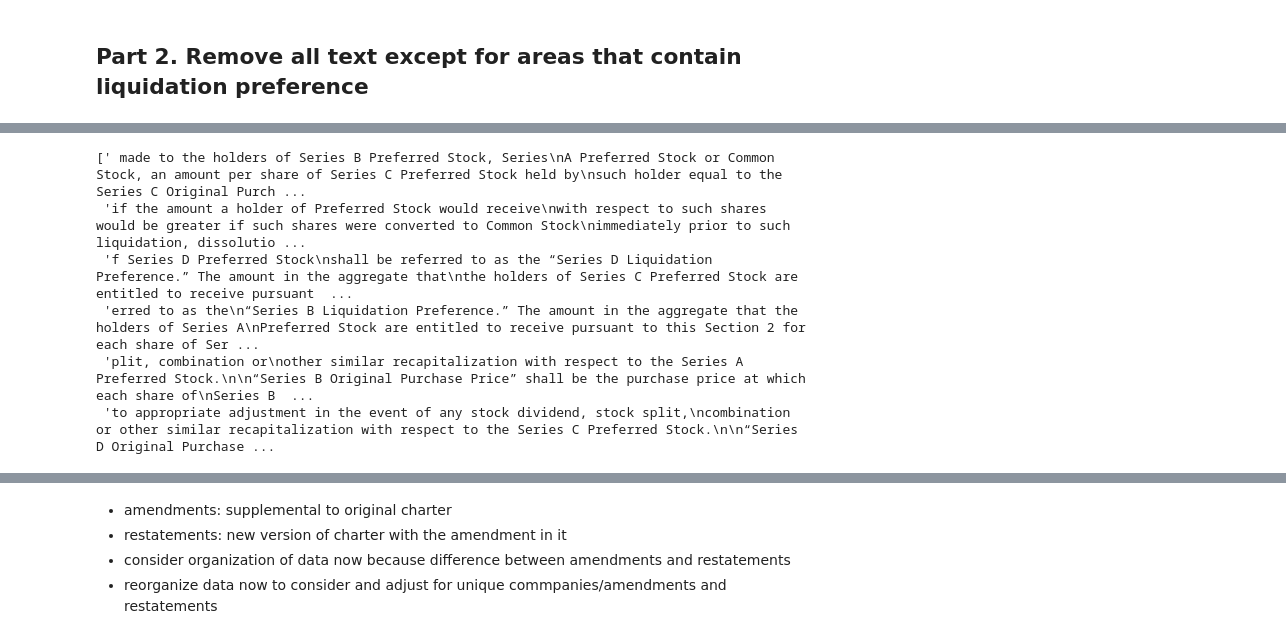
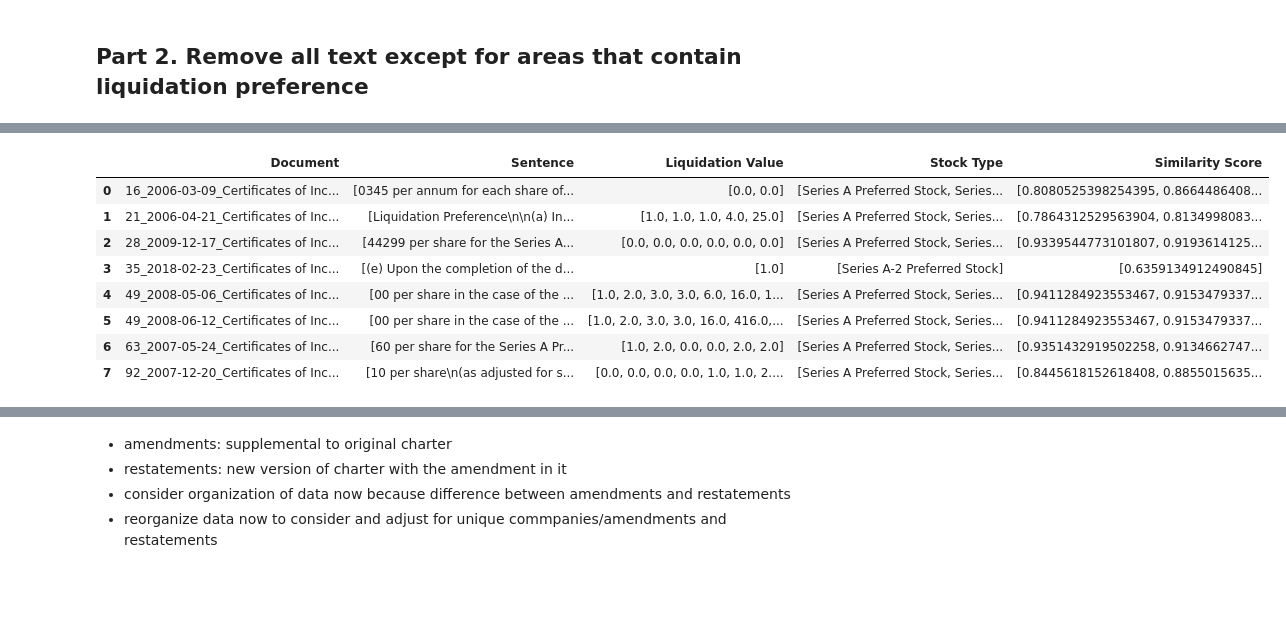
Before and after one commit to alexchen4/vc-research, a Jupyter notebook: liquidation.ipynb, the cells around one changed output, grey strips where cells are left out. Saved outputs shown, nothing was run; the diff lists cells and outputs as text; code cells hidden in the pictures; blank space fills up the shorter version.

```diff
--- a/liquidation.ipynb
+++ b/liquidation.ipynb
@@ -265,7 +253,8 @@ ModuleNotFoundError: No module named 'sentence_transformers'
 # %%
+# Initialize the semantic model for sentence embeddings
 semantic_model = SentenceTransformer('all-MiniLM-L6-v2')
 
-# Define example phrases for liquidation preferences for semantic similarity
+# Example phrases for liquidation preferences
 example_phrases = [
     "$0.624136 per share for each share of the Series B Preferred Stock ",
     "$0.47455 per share for each share of the Series C Preferred Stock",
@@ -283,7 +272,9 @@ example_phrases = [
     "$1.847 per share (as adjusted for stock splits, stock dividends, reclassification and the like) for each share of Series B Preferred Stock",
     "$2.38 per share (as adjusted for stock splits, stock dividends, reclassification and the like) for each share of Series C Preferred Stock",
     "$3.547 per share (as adjusted for stock splits, stock dividends, reclassification and the like) for each share of Series D Preferred Stock",
-    "$5.10 per share (as adjusted for stock splits, stock dividends, reclassification and the like) for each share of Series E Preferred Stock,"
+    "$5.10 per share (as adjusted for stock splits, stock dividends, reclassification and the like) for each share of Series E Preferred Stock",
+    "Liquidation Preference shall mean $0.40 per share for the Series A Preferred Stock and $0.60 per share for the Series B Preferred Stock (subject to adjustment from time to time for Recapitalizations as set forth elsewhere herein).",
+    "Liquidation Preference shal} mean $0.57 per share for the Series A Preferred Stock (as appropriately adjusted for any Recapitalization and as otherwise set forth elsewhere herein)."
 ]
 
 # Precompute embeddings for the example phrases
@@ -311,23 +319,33 @@ def extract_relevant_chunks_and_scores(doc_text, example_embeddings, threshold=0
 # %%
+txt_folder_path = '/Users/alexchen/Downloads/Projects/vc-research/Batch1_text_readable'
+
 # Create a DataFrame to store the results
-results = []
+all_results = []
 
-# Loop over each document predicted to contain liquidity preference information
+# Loop over each document in predictions_df
 for _, row in predictions_df.iterrows():
-    if row['Predicted Classification'] == 1:  # Document predicted to contain liquidity preference information
+    if row['Predicted Classification'] == 1:  # If document predicted to contain liquidation preference info
         file_name = row['Document']
 
-        # Retrieve the corresponding text from the training set
+        # Retrieve the corresponding text from the file
         file_path = os.path.join(txt_folder_path, file_name + ".txt")
         with open(file_path, "r", encoding="utf-8") as file:
             doc_text = file.read()
 
-        # Extract relevant chunks and similarity scores
-        relevant_chunks, similarity_scores = extract_relevant_chunks_and_scores(doc_text, example_embeddings)
+        # Extract all relevant sentences and their scores
+        relevant_results = extract_relevant_chunk_and_score(doc_text, example_embeddings)
 
-        # Store the results in the DataFrame
-        results.append({
-            'Document': file_name,
-            'Relevant text': relevant_chunks,
-            'Similarity Score': similarity_scores
-        })
+        # For each relevant result, append to the all_results list
+        for result in relevant_results:
+            result['Document'] = file_name  # Add document name to each result
+            all_results.append(result)
+
+# Convert results to DataFrame
+relevant_df = pd.DataFrame(all_results)
+
+# Group by Document and aggregate the results under the same document
+relevant_df_grouped = relevant_df.groupby('Document').agg(
+    {'Sentence': lambda x: list(x),
+     'Liquidation Value': lambda x: [item for sublist in x for item in sublist],  # Flattening lists of liquidation values
+     'Stock Type': lambda x: [item for sublist in x for item in sublist],  # Flattening lists of stock types
+     'Similarity Score': lambda x: list(x)}).reset_index()
@@ -512,9 +352,13 @@ Hardware accelerator e.g. GPU is available in the environment, but no `device` a
-# %%
-preferences_df['Liquidation Preferences'][3]
-# %% [output]
-[' made to the holders of Series B Preferred Stock, Series\nA Preferred Stock or Common Stock, an amount per share of Series C Preferred Stock held by\nsuch holder equal to the Series C Original Purch ...
- 'if the amount a holder of Preferred Stock would receive\nwith respect to such shares would be greater if such shares were converted to Common Stock\nimmediately prior to such liquidation, dissolutio ...
- 'f Series D Preferred Stock\nshall be referred to as the “Series D Liquidation Preference.” The amount in the aggregate that\nthe holders of Series C Preferred Stock are entitled to receive pursuant  ...
- 'erred to as the\n“Series B Liquidation Preference.” The amount in the aggregate that the holders of Series A\nPreferred Stock are entitled to receive pursuant to this Section 2 for each share of Ser ...
- 'plit, combination or\nother similar recapitalization with respect to the Series A Preferred Stock.\n\n“Series B Original Purchase Price” shall be the purchase price at which each share of\nSeries B  ...
- 'to appropriate adjustment in the event of any stock dividend, stock split,\ncombination or other similar recapitalization with respect to the Series C Preferred Stock.\n\n“Series D Original Purchase ...
+# %%
+pd.set_option('display.max_rows', None)
+relevant_df_grouped
+# %% [output]
+|  | Document | Sentence | Liquidation Value | Stock Type | Similarity Score |
+| 0 | 16_2006-03-09_Certificates of Inc... | [0345 per annum for each share of... | [0.0, 0.0] | [Series A Preferred Stock, Series... | [0.8080525398254395, 0.8664486408... |
+| 1 | 21_2006-04-21_Certificates of Inc... | [Liquidation Preference\n\n(a) In... | [1.0, 1.0, 1.0, 4.0, 25.0] | [Series A Preferred Stock, Series... | [0.7864312529563904, 0.8134998083... |
+| 2 | 28_2009-12-17_Certificates of Inc... | [44299 per share for the Series A... | [0.0, 0.0, 0.0, 0.0, 0.0, 0.0] | [Series A Preferred Stock, Series... | [0.9339544773101807, 0.9193614125... |
+| 3 | 35_2018-02-23_Certificates of Inc... | [(e) Upon the completion of the d... | [1.0] | [Series A-2 Preferred Stock] | [0.6359134912490845] |
+| 4 | 49_2008-05-06_Certificates of Inc... | [00 per share in the case of the ... | [1.0, 2.0, 3.0, 3.0, 6.0, 16.0, 1... | [Series A Preferred Stock, Series... | [0.9411284923553467, 0.9153479337... |
+| 5 | 49_2008-06-12_Certificates of Inc... | [00 per share in the case of the ... | [1.0, 2.0, 3.0, 3.0, 16.0, 416.0,... | [Series A Preferred Stock, Series... | [0.9411284923553467, 0.9153479337... |
+| 6 | 63_2007-05-24_Certificates of Inc... | [60 per share for the Series A Pr... | [1.0, 2.0, 0.0, 0.0, 2.0, 2.0] | [Series A Preferred Stock, Series... | [0.9351432919502258, 0.9134662747... |
+| 7 | 92_2007-12-20_Certificates of Inc... | [10 per share\n(as adjusted for s... | [0.0, 0.0, 0.0, 0.0, 1.0, 1.0, 2.... | [Series A Preferred Stock, Series... | [0.8445618152618408, 0.8855015635... |
```
Also changed, not shown: parts of 13 cells of this notebook, 1 other file.
